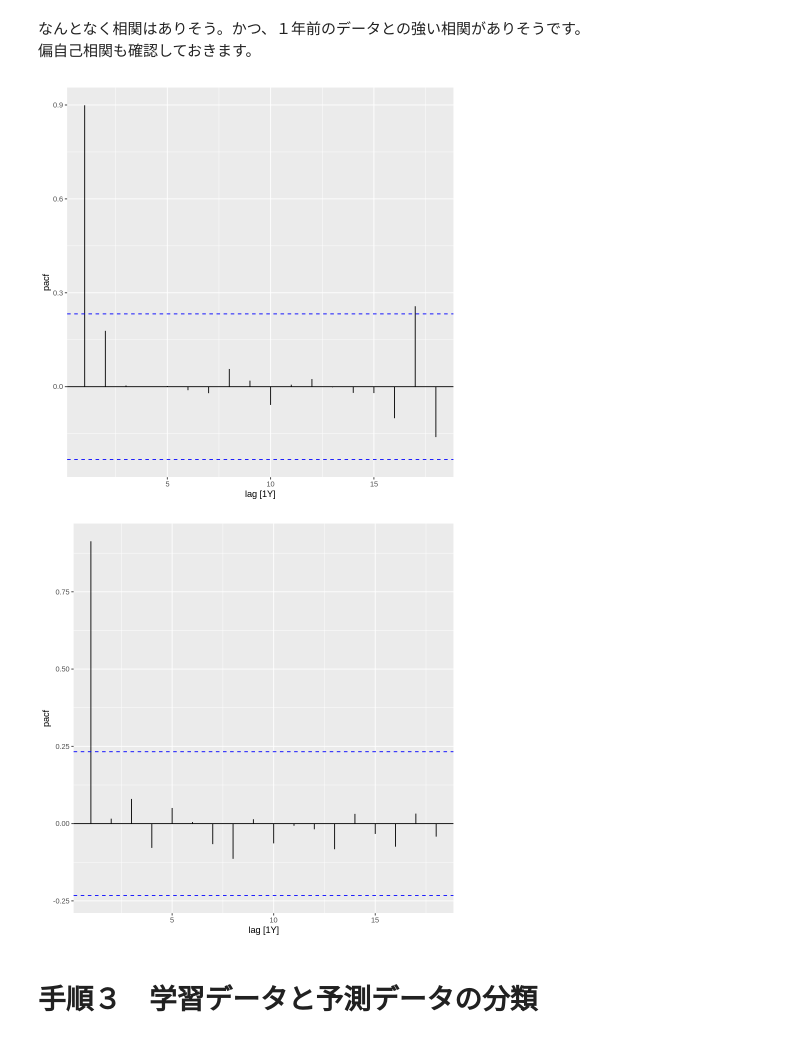
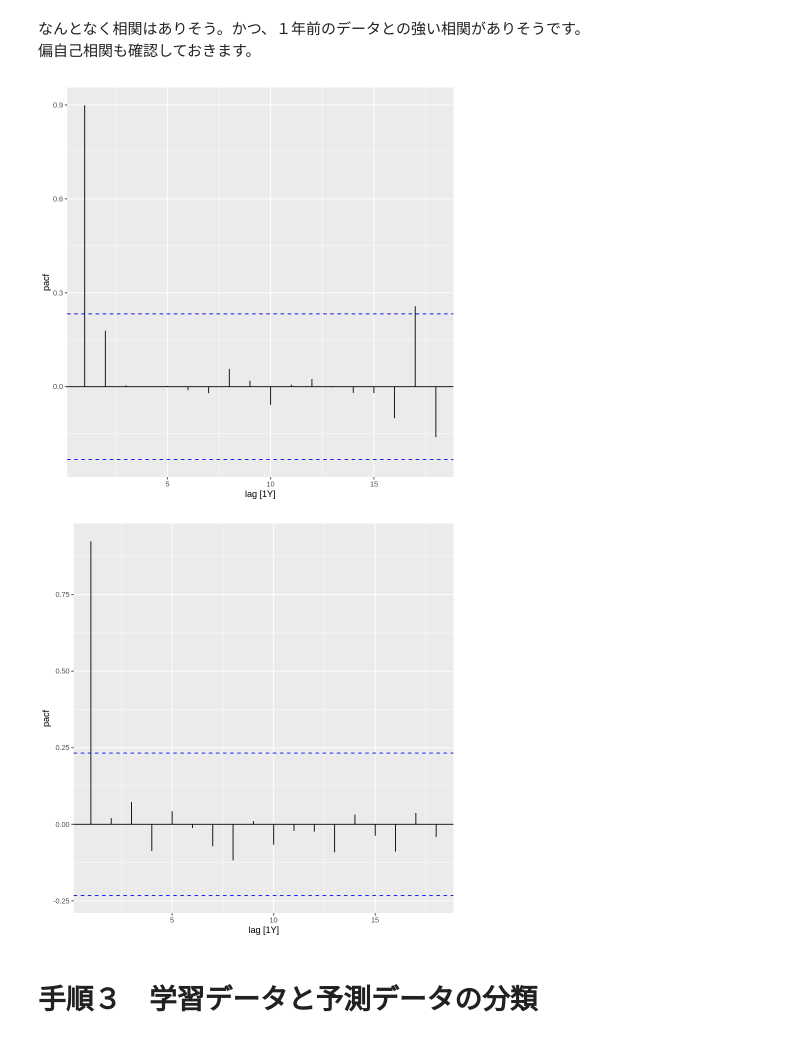
Before and after one commit to u-10bei/Population_Projections, a Jupyter notebook: ipynb/R_ARIMA_3.ipynb, the cells around one changed output. Cells and saved outputs as stored; diff of their text form; code cells hidden in the pictures.

```diff
--- a/ipynb/R_ARIMA_3.ipynb
+++ b/ipynb/R_ARIMA_3.ipynb
@@ -122,14 +99,14 @@ pop_tsibble3 |>
 # %%
 # 偏自己相関のグラフ
 pop_tsibble3 |>
   PACF( Birth ) |>
   autoplot()
 pop_tsibble3 |>
-  PACF( Dr ) |>
+  PACF( log( Dr )) |>
   autoplot()
 # %% [output]
 [figure]
-[figure, old version]
+[figure, new version]
 # %% [markdown]
 # 手順３　学習データと予測データの分類
 # %% [markdown]
```
Also changed, not shown: parts of 10 cells of this notebook.
